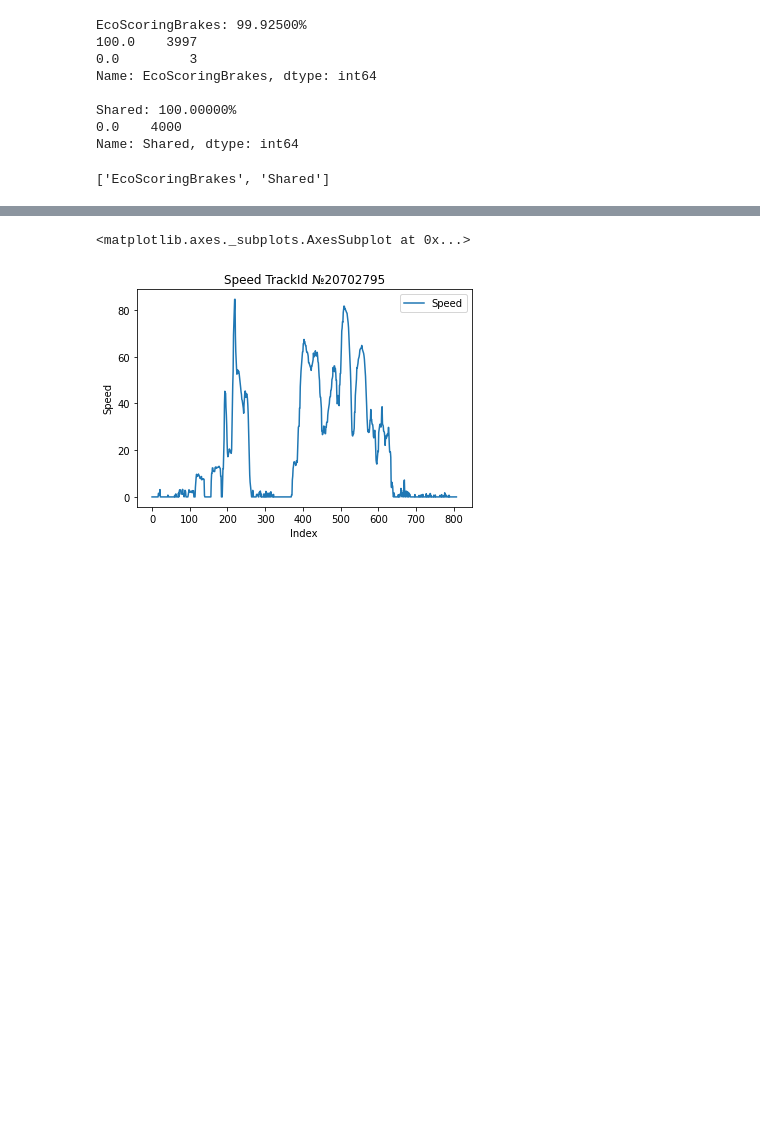
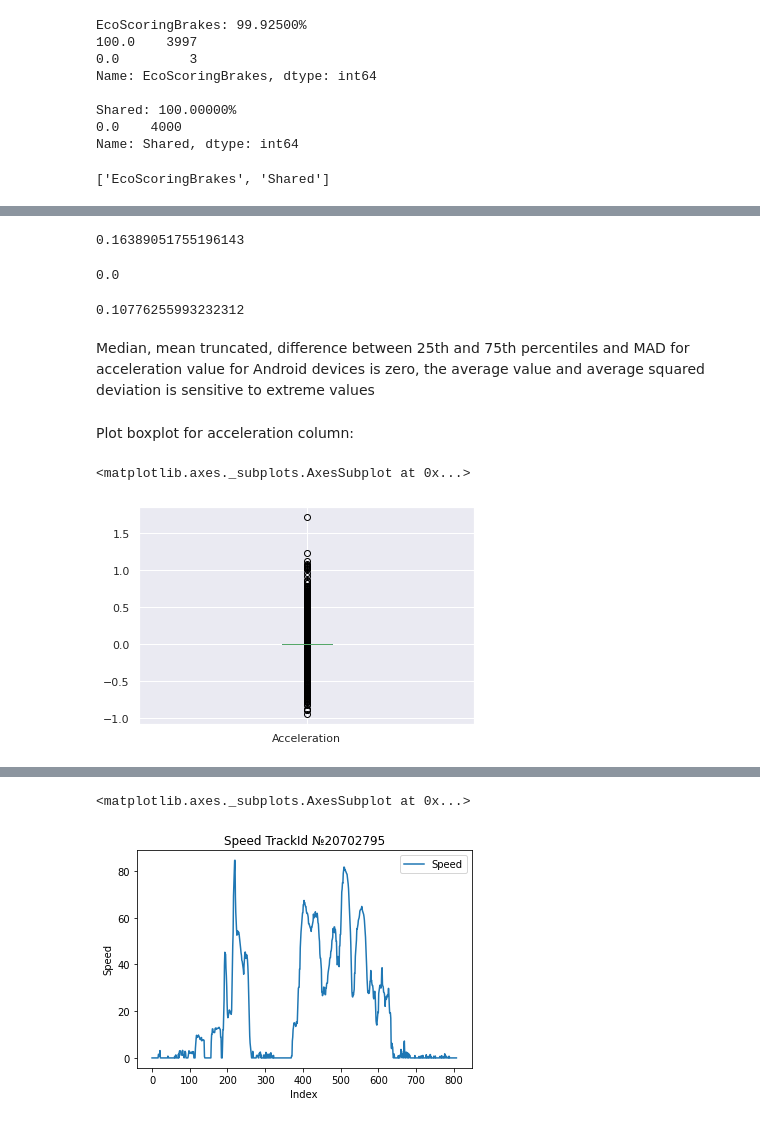
Before and after one commit to Cepera90/test, a Jupyter notebook: test_1_2.ipynb, the cells around one changed output, grey strips where cells are left out. Drawn from its saved outputs; the diff is of its cells as text; code cells hidden in the pictures; blank space fills up the shorter version.

```diff
--- a/test_1_2.ipynb
+++ b/test_1_2.ipynb
@@ -118,0 +169,21 @@ TP_OS = pd.merge(TP, ID_OS, on='IncomingTrackId')
+# %%
+TP_OS[TP_OS['os_version'] == 'Android']['Acceleration'].quantile(0.75) - TP_OS[TP_OS['os_version'] == 'Android']['Acceleration'].quantile(0.25)
+# %% [output]
+0.16389051755196143
+# %%
+sm.robust.scale.mad(TP_OS[TP_OS['os_version'] == 'iOS']['Acceleration'])
+# %% [output]
+0.0
+# %%
+sm.robust.scale.mad(TP_OS[TP_OS['os_version'] == 'Android']['Acceleration'])
+# %% [output]
+0.10776255993232312
+# %% [markdown]
+Median, mean truncated, difference between 25th and 75th percentiles and MAD for acceleration value for Android devices is zero, the average value and average squared deviation is sensitive to extreme values
+# %% [markdown]
+Plot boxplot for acceleration column:
+# %%
+TP_OS[TP_OS['os_version'] == 'iOS']['Acceleration'].plot.box()
+# %% [output]
+<matplotlib.axes._subplots.AxesSubplot at 0x...>
+[figure, added]
```
Also changed, not shown: parts of 19 cells of this notebook.
